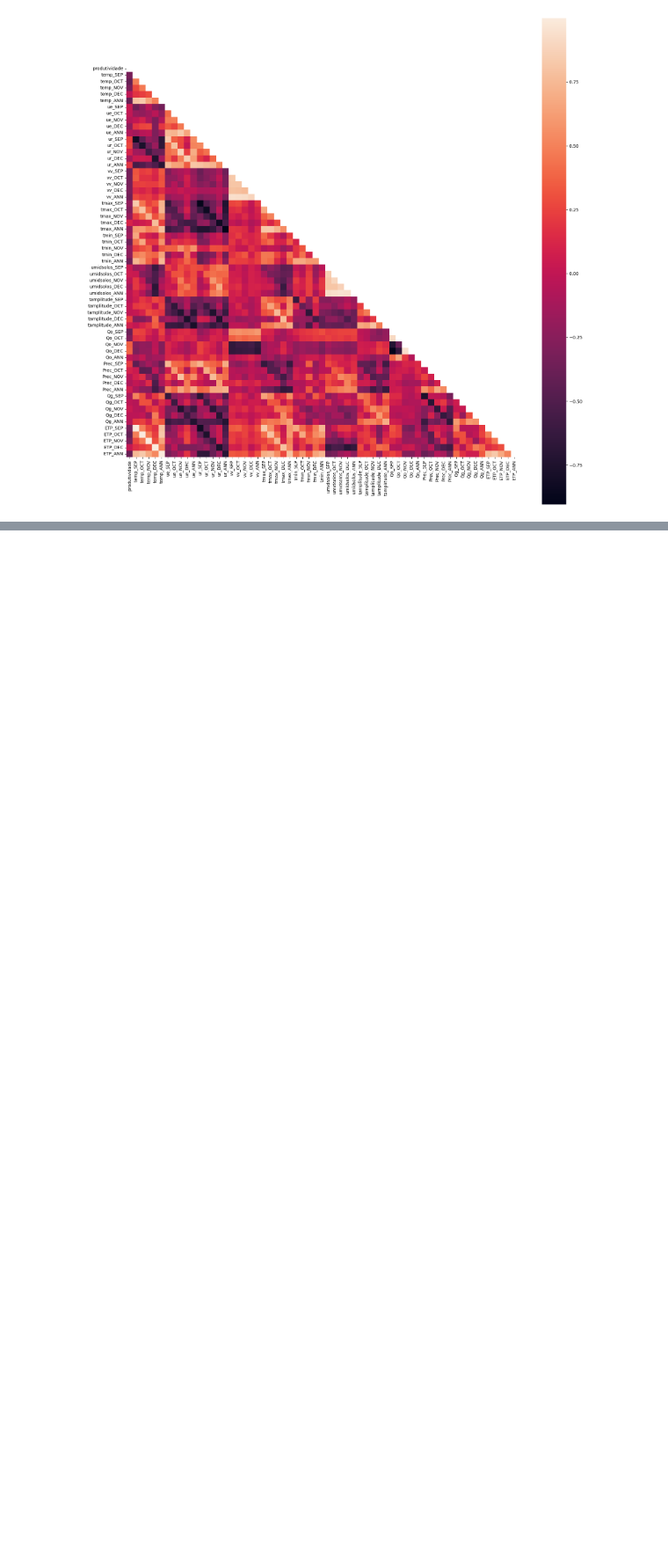
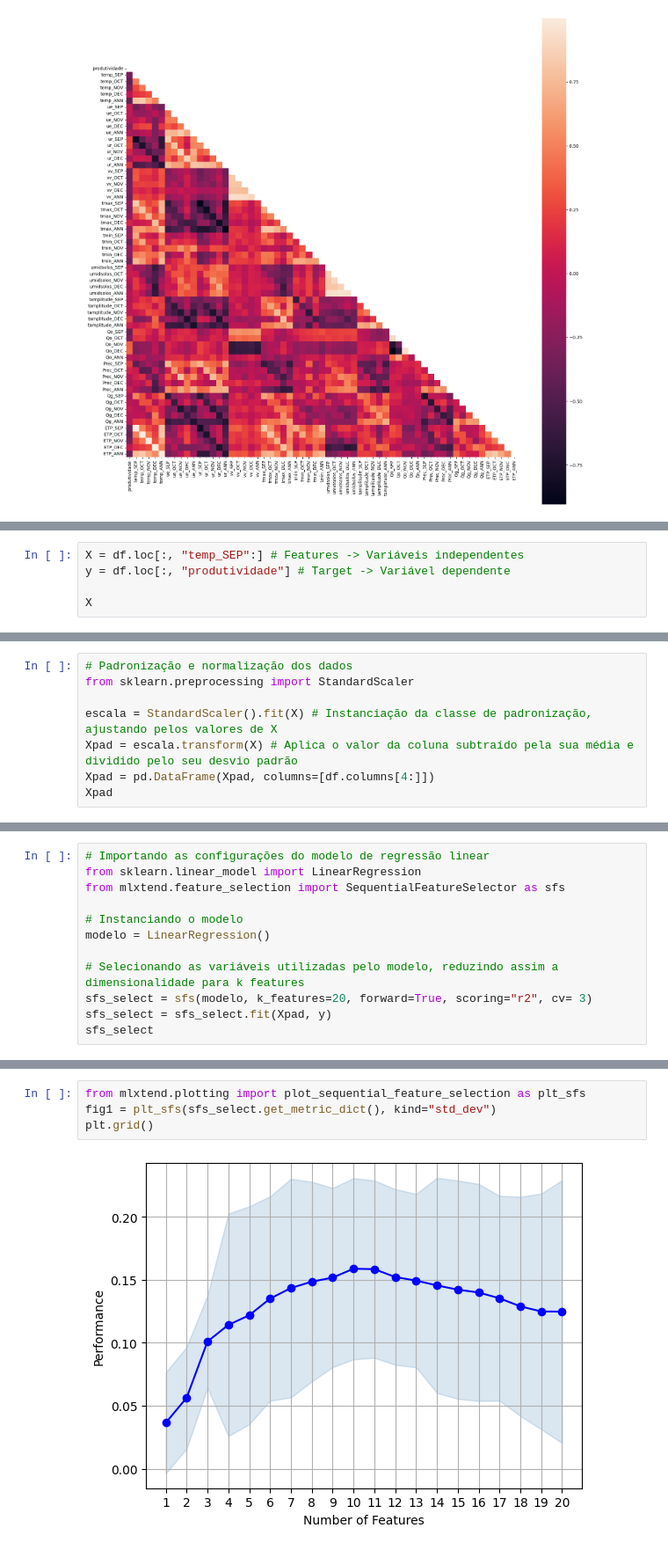
Before and after one commit to theusnevess/previsao-da-produtividade-do-amendoim, a Jupyter notebook: notebooks/Peanut_tech.ipynb, the cells around one changed output, grey strips where cells are left out. Shown at 88% size. Saved outputs shown, nothing was run; the diff lists cells and outputs as text; blank space fills up the shorter version.

Commit message:
feat(modeling): adiciona script de seleção de features com SFS e regressão linear múltipla.

```diff
--- a/notebooks/Peanut_tech.ipynb
+++ b/notebooks/Peanut_tech.ipynb
@@ -192,0 +195,5 @@ sns.heatmap(matriz_correlacao, mask=mask, square=True)
+# %%
+X = df.loc[:, "temp_SEP":] # Features -> Variáveis independentes
+y = df.loc[:, "produtividade"] # Target -> Variável dependente
+
+X
@@ -192,0 +214,8 @@ sns.heatmap(matriz_correlacao, mask=mask, square=True)
+# %%
+# Padronização e normalização dos dados
+from sklearn.preprocessing import StandardScaler
+
+escala = StandardScaler().fit(X) # Instanciação da classe de padronização, ajustando pelos valores de X
+Xpad = escala.transform(X) # Aplica o valor da coluna subtraído pela sua média e dividido pelo seu desvio padrão
+Xpad = pd.DataFrame(Xpad, columns=[df.columns[4:]])
+Xpad
@@ -192,0 +236,12 @@ sns.heatmap(matriz_correlacao, mask=mask, square=True)
+# %%
+# Importando as configurações do modelo de regressão linear
+from sklearn.linear_model import LinearRegression
+from mlxtend.feature_selection import SequentialFeatureSelector as sfs
+
+# Instanciando o modelo
+modelo = LinearRegression()
+
+# Selecionando as variáveis utilizadas pelo modelo, reduzindo assim a dimensionalidade para k features
+sfs_select = sfs(modelo, k_features=20, forward=True, scoring="r2", cv= 3)
+sfs_select = sfs_select.fit(Xpad, y)
+sfs_select
@@ -192,0 +272,6 @@ sns.heatmap(matriz_correlacao, mask=mask, square=True)
+# %%
+from mlxtend.plotting import plot_sequential_feature_selection as plt_sfs
+fig1 = plt_sfs(sfs_select.get_metric_dict(), kind="std_dev")
+plt.grid()
+# %% [output]
+[figure, added]
```
Also changed, not shown: parts of 5 cells of this notebook.
